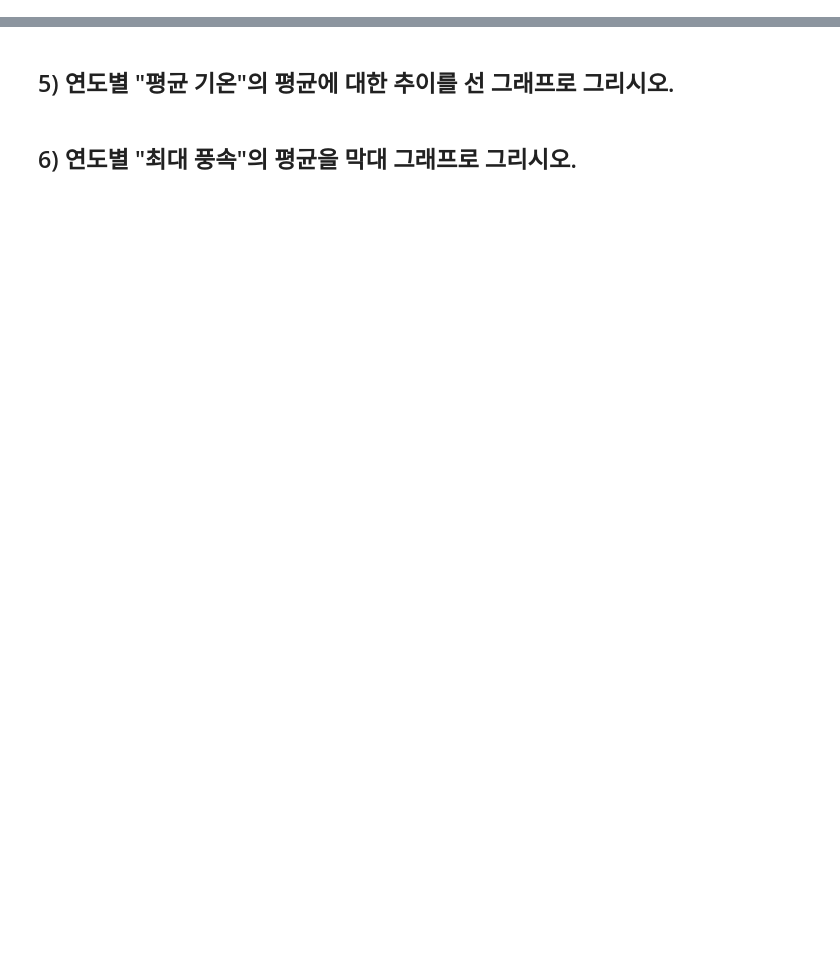
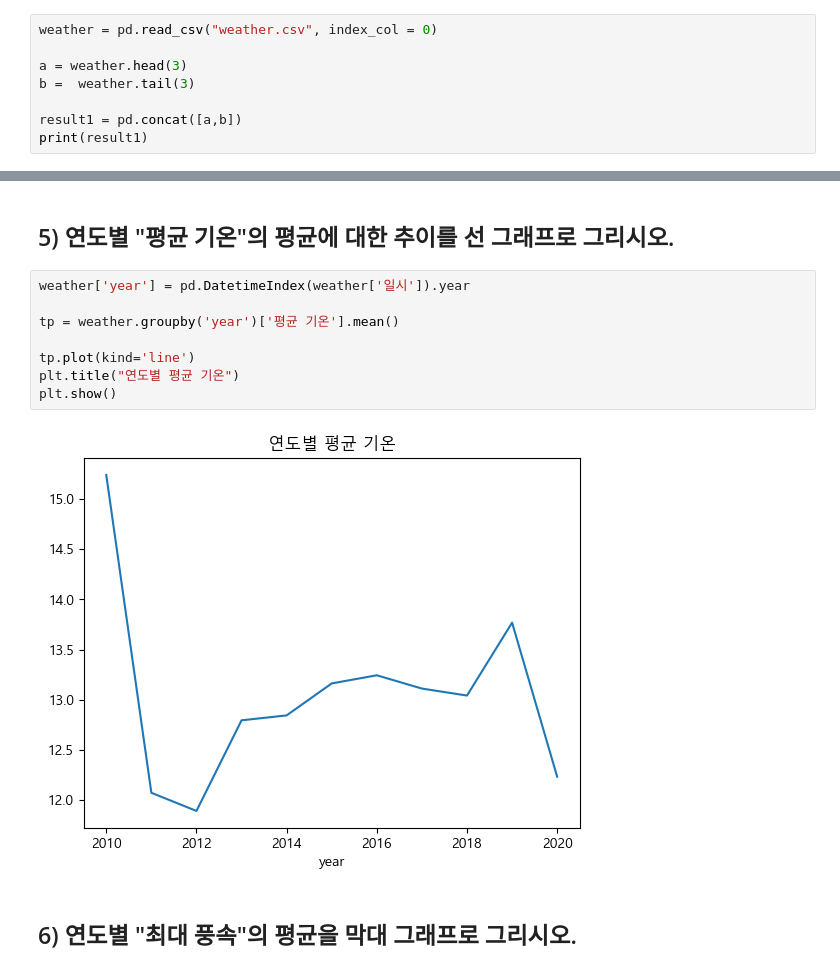
Before and after one commit to parkjin0589/python_basic_2, a Jupyter notebook: time_series_class_5_8.ipynb, the cells around one changed output, grey strips where cells are left out. Cells and saved outputs as stored; diff of their text form; blank space fills up the shorter version.

```diff
--- a/time_series_class_5_8.ipynb
+++ b/time_series_class_5_8.ipynb
@@ -246,3 +220,11 @@ Text(0, 0.5, '빈도수')
 * 실습에서 사용한 weather.csv 파일을 판다스를 이용하여 데이터프레임을 만들어 다음과 같이 처리한다.
 # %% [markdown]
 ## 1) 이 데이터셋의 앞 3개 행과 마지막 3개의 행을 화면에 출력하시오.
+# %%
+weather = pd.read_csv("weather.csv", index_col = 0)
+
+a = weather.head(3)
+b =  weather.tail(3)
+
+result1 = pd.concat([a,b])
+print(result1)
@@ -255,4 +272,14 @@ Text(0, 0.5, '빈도수')
 # %% [markdown]
 ## 5) 연도별 "평균 기온"의 평균에 대한 추이를 선 그래프로 그리시오.
+# %%
+weather['year'] = pd.DatetimeIndex(weather['일시']).year
+
+tp = weather.groupby('year')['평균 기온'].mean()
+
+tp.plot(kind='line')
+plt.title("연도별 평균 기온")
+plt.show()
+# %% [output]
+[figure, added]
 # %% [markdown]
 ## 6) 연도별 "최대 풍속"의 평균을 막대 그래프로 그리시오.
```
Also changed, not shown: parts of 15 cells of this notebook.
